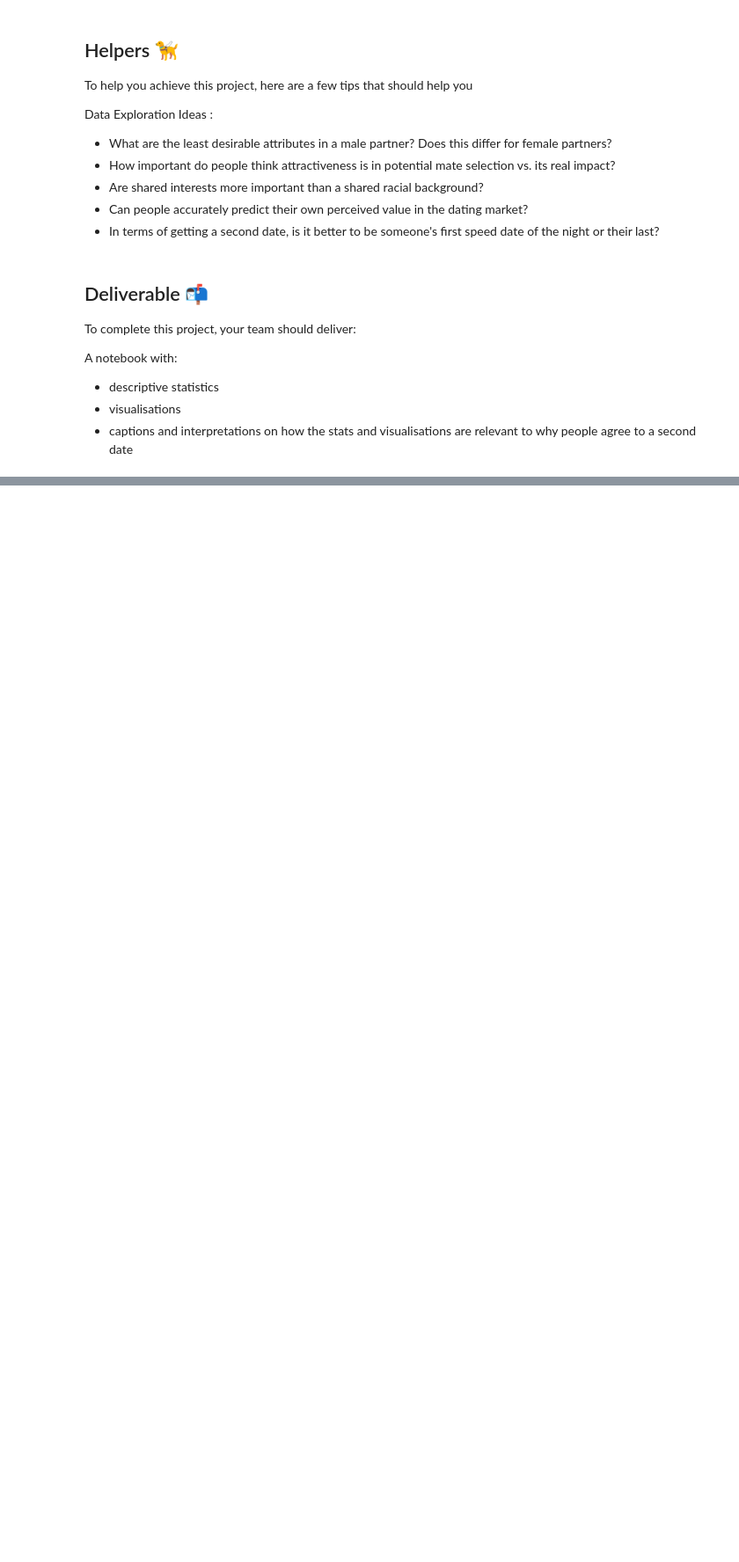
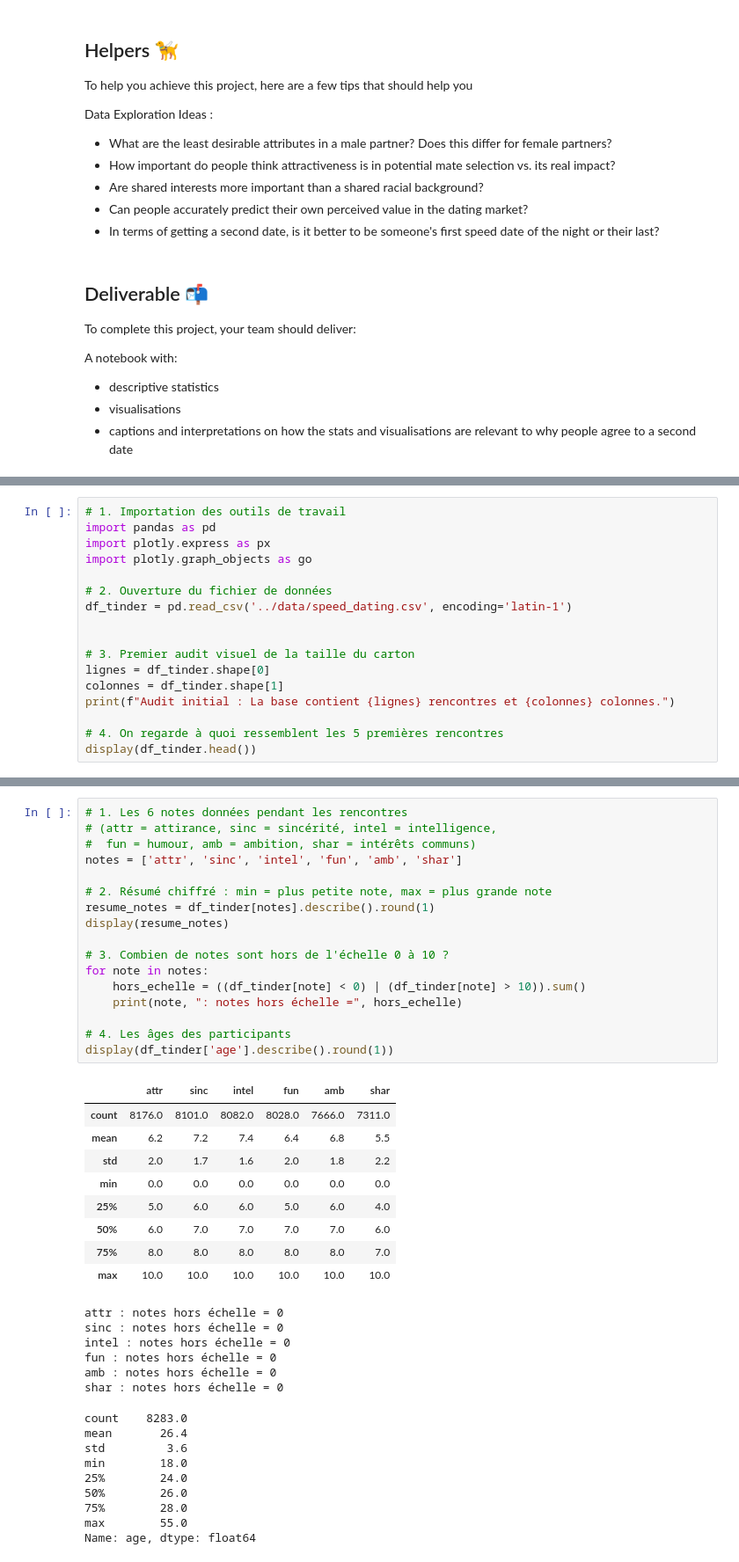
Before and after one commit to Carelle777/projet_01_speed_dating, a Jupyter notebook: notebooks/01-Speed_Dating.ipynb, the cells around one changed output, grey strips where cells are left out. Shown at 88% size. Cells and saved outputs as stored; diff of their text form; blank space fills up the shorter version.

Commit message:
Speed Dating : notebook étapes 0 à 10, README, requirements

```diff
--- a/notebooks/01-Speed_Dating.ipynb
+++ b/notebooks/01-Speed_Dating.ipynb
@@ -377,0 +75,17 @@ Corrélation réelle attractivité ↔ match : 0.26
+# %%
+# 1. Importation des outils de travail
+import pandas as pd
+import plotly.express as px
+import plotly.graph_objects as go
+
+# 2. Ouverture du fichier de données
+df_tinder = pd.read_csv('../data/speed_dating.csv', encoding='latin-1')
+
+
+# 3. Premier audit visuel de la taille du carton
+lignes = df_tinder.shape[0]
+colonnes = df_tinder.shape[1]
+print(f"Audit initial : La base contient {lignes} rencontres et {colonnes} colonnes.")
+
+# 4. On regarde à quoi ressemblent les 5 premières rencontres
+display(df_tinder.head())
@@ -377,0 +201,42 @@ Corrélation réelle attractivité ↔ match : 0.26
+# %%
+# 1. Les 6 notes données pendant les rencontres
+# (attr = attirance, sinc = sincérité, intel = intelligence,
+#  fun = humour, amb = ambition, shar = intérêts communs)
+notes = ['attr', 'sinc', 'intel', 'fun', 'amb', 'shar']
+
+# 2. Résumé chiffré : min = plus petite note, max = plus grande note
+resume_notes = df_tinder[notes].describe().round(1)
+display(resume_notes)
+
+# 3. Combien de notes sont hors de l'échelle 0 à 10 ?
+for note in notes:
+    hors_echelle = ((df_tinder[note] < 0) | (df_tinder[note] > 10)).sum()
+    print(note, ": notes hors échelle =", hors_echelle)
+
+# 4. Les âges des participants
+display(df_tinder['age'].describe().round(1))
+# %% [output]
+|  | attr | sinc | intel | fun | amb | shar |
+| count | 8176.0 | 8101.0 | 8082.0 | 8028.0 | 7666.0 | 7311.0 |
+| mean | 6.2 | 7.2 | 7.4 | 6.4 | 6.8 | 5.5 |
+| std | 2.0 | 1.7 | 1.6 | 2.0 | 1.8 | 2.2 |
+| min | 0.0 | 0.0 | 0.0 | 0.0 | 0.0 | 0.0 |
+| 25% | 5.0 | 6.0 | 6.0 | 5.0 | 6.0 | 4.0 |
+| 50% | 6.0 | 7.0 | 7.0 | 7.0 | 7.0 | 6.0 |
+| 75% | 8.0 | 8.0 | 8.0 | 8.0 | 8.0 | 7.0 |
+| max | 10.0 | 10.0 | 10.0 | 10.0 | 10.0 | 10.0 |
+attr : notes hors échelle = 0
+sinc : notes hors échelle = 0
+intel : notes hors échelle = 0
+fun : notes hors échelle = 0
+amb : notes hors échelle = 0
+shar : notes hors échelle = 0
+count    8283.0
+mean       26.4
+std         3.6
+min        18.0
+25%        24.0
+50%        26.0
+75%        28.0
+max        55.0
+Name: age, dtype: float64
```
Also changed, not shown: parts of 41 cells of this notebook, 11 other files.
